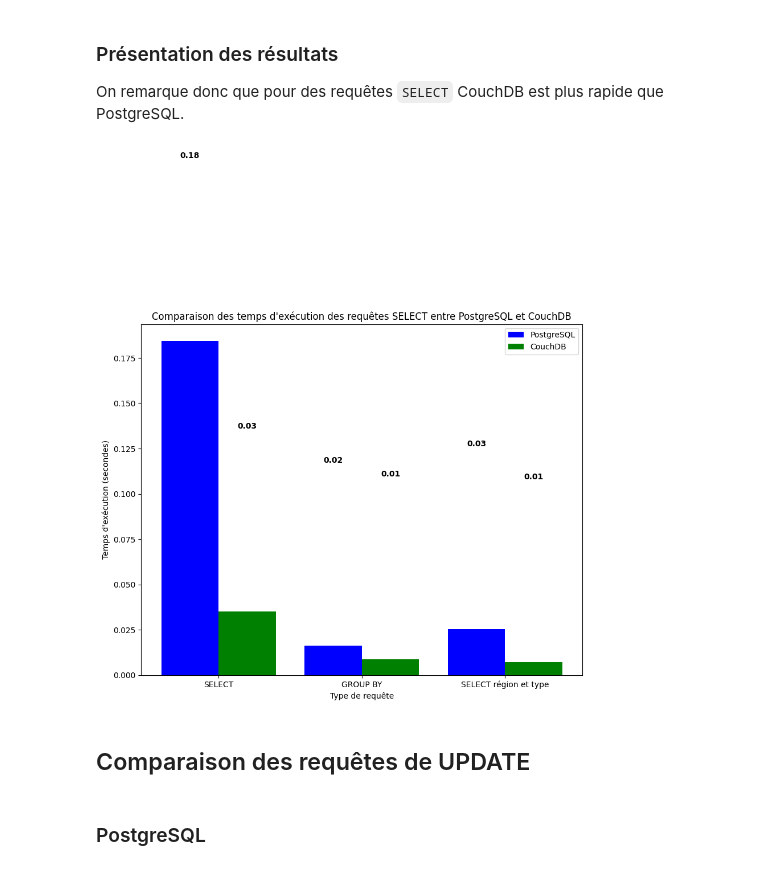
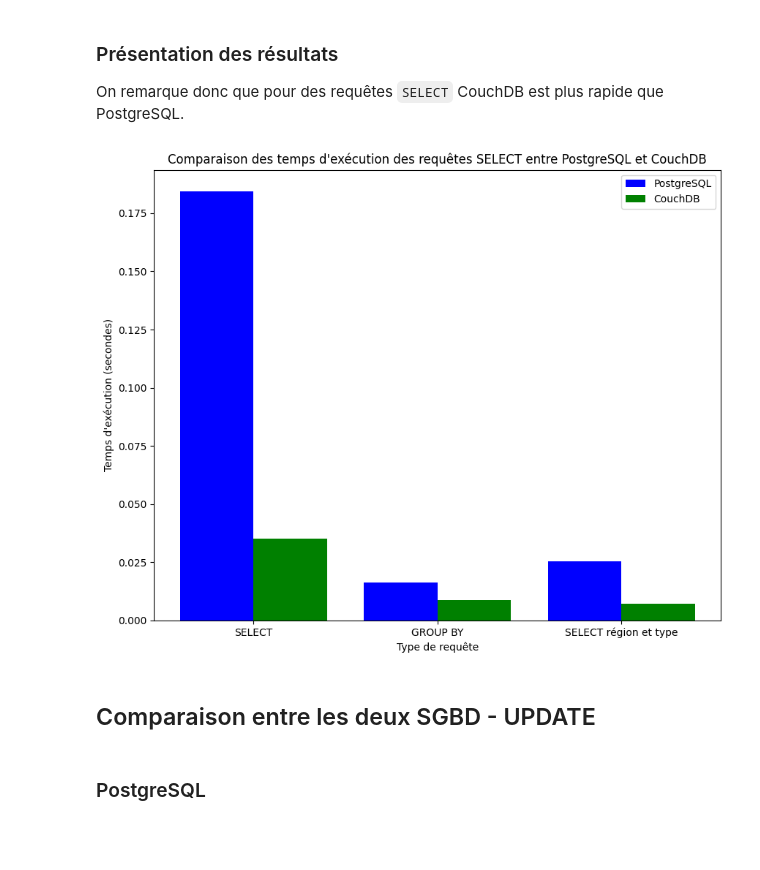
Before and after one commit to nicolasmarra/projet_benchmark, a Jupyter notebook: notebooks/notebook.ipynb, the cells around one changed output. Cells and saved outputs as stored; diff of their text form; code cells hidden in the pictures; blank space fills up the shorter version.

```diff
--- a/notebooks/notebook.ipynb
+++ b/notebooks/notebook.ipynb
@@ -352,40 +352,40 @@ On remarque donc que pour des requêtes `SELECT` CouchDB est plus rapide que Pos
 # %%
 import matplotlib.pyplot as plt
 
 # Données de temps d'exécution
 temps_postgres = [time_postgres_select, time_postgres_group_by, time_postgres_region_type]
 temps_couchdb = [time_couchdb_select, time_couchdb_group_by, time_couchdb_region_type]
 requêtes = ['SELECT', 'GROUP BY', 'SELECT région et type']
 
 # Création du graphique
 fig, ax = plt.subplots(figsize=(10, 8))
 
 # Barres pour PostgreSQL
 ax.bar([x - 0.2 for x in range(len(requêtes))], temps_postgres, width=0.4, label='PostgreSQL', color='blue')
 
 # Barres pour CouchDB
 ax.bar([x + 0.2 for x in range(len(requêtes))], temps_couchdb, width=0.4, label='CouchDB', color='green')
 
 # Ajout des titres et des labels
 ax.set_title('Comparaison des temps d\'exécution des requêtes SELECT entre PostgreSQL et CouchDB')
 ax.set_xlabel('Type de requête')
 ax.set_ylabel('Temps d\'exécution (secondes)')
 ax.set_xticks(range(len(requêtes)))
 ax.set_xticklabels(requêtes)
 ax.legend()
 
-# Affichage des résultats sur chaque barre
-for i, v in enumerate(temps_postgres):
-    ax.text(i - 0.2, v + 0.1, f"{v:.2f}", ha='center', va='bottom', fontweight='bold')
-for i, v in enumerate(temps_couchdb):
-    ax.text(i + 0.2, v + 0.1, f"{v:.2f}", ha='center', va='bottom', fontweight='bold')
+# # Affichage des résultats sur chaque barre
+# for i, v in enumerate(temps_postgres):
+#     ax.text(i - 0.2, v + 0.1, f"{v:.2f}", ha='center', va='bottom', fontweight='bold')
+# for i, v in enumerate(temps_couchdb):
+#     ax.text(i + 0.2, v + 0.1, f"{v:.2f}", ha='center', va='bottom', fontweight='bold')
 
 # Affichage du graphique
 plt.show()
 # %% [output]
-[figure, old version]
+[figure, new version]
 # %% [markdown]
-## Comparaison des requêtes de UPDATE
+## Comparaison entre les deux SGBD - UPDATE
 # %% [markdown]
 ### PostgreSQL
 # %%
```
Also changed, not shown: parts of 37 cells of this notebook.
